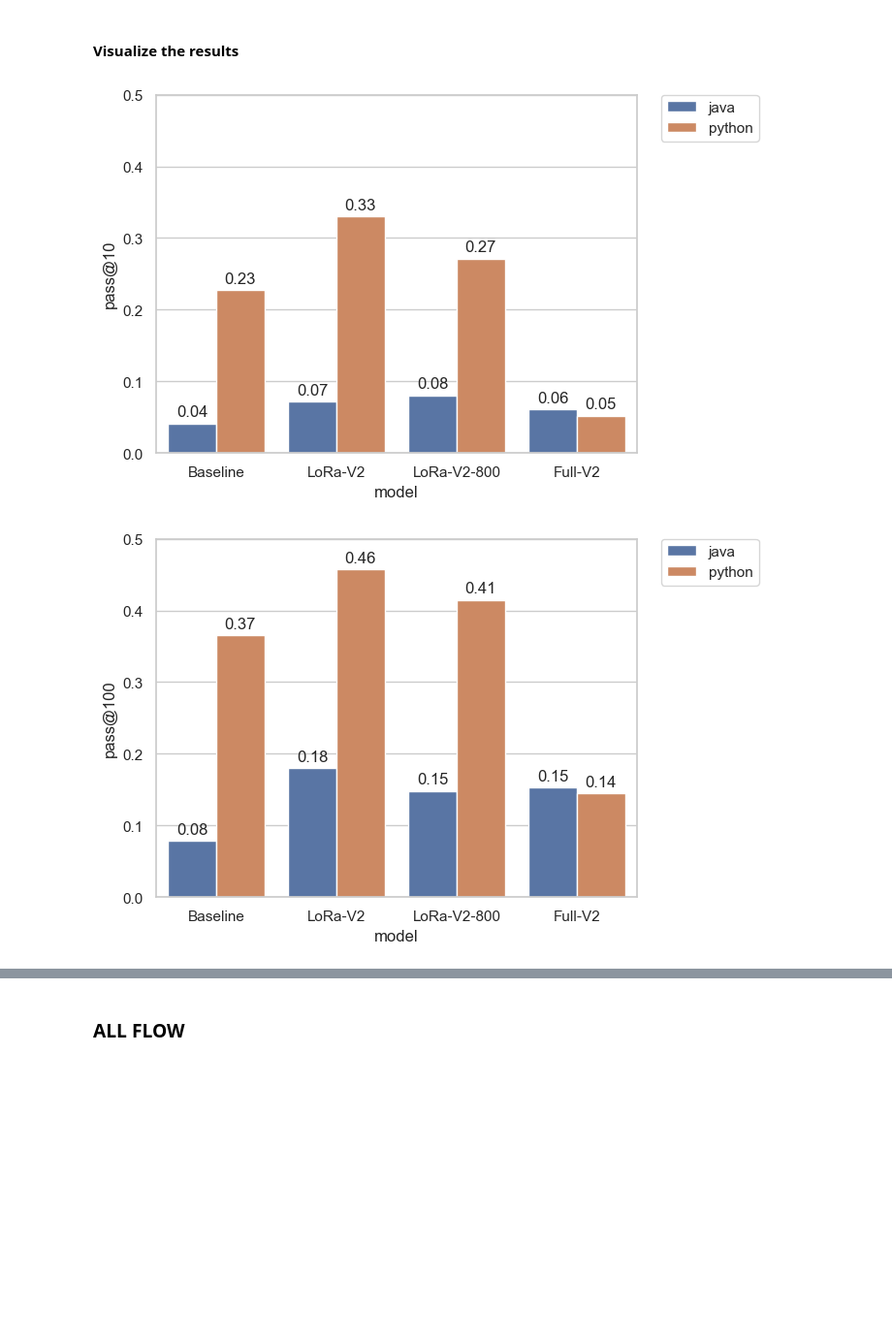
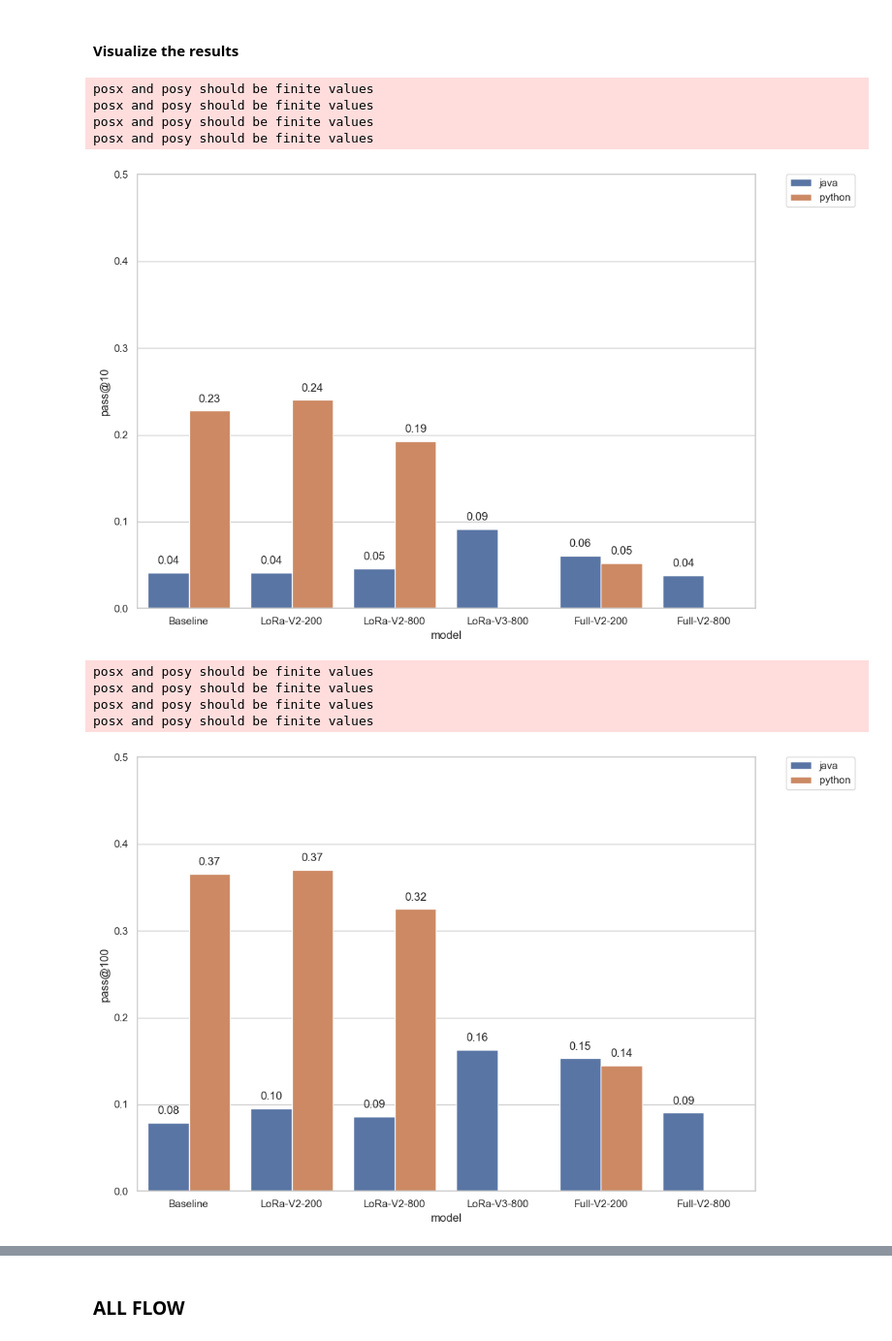
Before and after one commit to ammarnasr/LLM-for-code-intelligence, a Jupyter notebook: Evaluation/MultiPL-E/demo.ipynb, the cells around one changed output, grey strips where cells are left out. Shown at 97% size. Drawn from its saved outputs; the diff is of its cells as text; code cells hidden in the pictures; blank space fills up the shorter version.

```diff
--- a/Evaluation/MultiPL-E/demo.ipynb
+++ b/Evaluation/MultiPL-E/demo.ipynb
@@ -49,8 +64,9 @@ import json
 import pandas as pd
 import numpy as np
 import matplotlib.pyplot as plt
+import os
 import seaborn as sns
-import os
+sns.set(rc={'figure.figsize':(11.7,8.27)})
 
 
 #get all the results files in the res folder
@@ -70,11 +86,17 @@ model_names_dict = {
     'codegen_350M_mono_the_stack_dedup_java_train_peft_humaneval_py': 'LoRa-V1',
     'codegen_350M_mono_the_stack_dedup_java_train_peft_humaneval_java': 'LoRa-V1',
 
-    'codegne_finetuned_the_stack_java_v2_checkpoint_200_humaneval_py': 'Full-V2',
-    'codegne_finetuned_the_stack_java_v2_checkpoint_200_humaneval_java': 'Full-V2',
+    'codegne_finetuned_the_stack_java_v2_checkpoint_200_humaneval_py': 'Full-V2-200',
+    'codegne_finetuned_the_stack_java_v2_checkpoint_200_humaneval_java': 'Full-V2-200',
 
-    'codegne_finetuned_LoRa_the_stack_java_v2_checkpoint_200_humaneval_py': 'LoRa-V2',
-    'codegne_finetuned_LoRa_the_stack_java_v2_checkpoint_200_humaneval_java': 'LoRa-V2',
+    'codegne_finetuned_the_stack_java_v2_checkpoint_800_humaneval_py': 'Full-V2-800',
+    'codegne_finetuned_the_stack_java_v2_checkpoint_800_humaneval_java': 'Full-V2-800',
+
+    'codegne_finetuned_LoRa_the_stack_java_v2_checkpoint_200_humaneval_py': 'LoRa-V2-200',
+    'codegne_finetuned_LoRa_the_stack_java_v2_checkpoint_200_humaneval_java': 'LoRa-V2-200',
+
+    'codegne_finetuned_LoRa_the_stack_java_v3_checkpoint_800_humaneval_py': 'LoRa-V3-800',
+    'codegne_finetuned_LoRa_the_stack_java_v3_checkpoint_800_humaneval_java': 'LoRa-V3-800',
 
 
     'codegne_finetuned_LoRa_the_stack_java_v2_checkpoint_800_humaneval_py': 'LoRa-V2-800',
@@ -139,32 +161,40 @@ ax.set_xticklabels(ax.get_xticklabels(), rotation=0)
 #set the y axis to start at 0 and end at 0.5
 plt.ylim(0, 0.5)
 #writer the y values on top of the bars
 for p in ax.patches:
     height = p.get_height()
     ax.text(p.get_x()+p.get_width()/2.,
             height + 0.01,
             '{:1.2f}'.format(height),
             ha="center")
 #plot the legend outside the plot
 plt.legend(bbox_to_anchor=(1.05, 1), loc=2, borderaxespad=0.)
 plt.show()
 
 #Plot the results
 sns.set_theme(style="whitegrid")
 ax = sns.barplot(x="model", y="pass@100", hue="programming_language", data=df)
 ax.set_xticklabels(ax.get_xticklabels(), rotation=0)
 #set the y axis to start at 0 and end at 0.5
 plt.ylim(0, 0.5)
 #writer the y values on top of the bars
 for p in ax.patches:
     height = p.get_height()
     ax.text(p.get_x()+p.get_width()/2.,
             height + 0.01,
             '{:1.2f}'.format(height),
             ha="center")
 #plot the legend outside the plot
 plt.legend(bbox_to_anchor=(1.05, 1), loc=2, borderaxespad=0.)
 plt.show()
 # %% [output]
+posx and posy should be finite values
+posx and posy should be finite values
+posx and posy should be finite values
+posx and posy should be finite values
-[figure, old version]
+[figure, new version]
+posx and posy should be finite values
+posx and posy should be finite values
+posx and posy should be finite values
+posx and posy should be finite values
-[figure, old version]
+[figure, new version]
```
Also changed, not shown: parts of 20 cells of this notebook, 8 other files.
